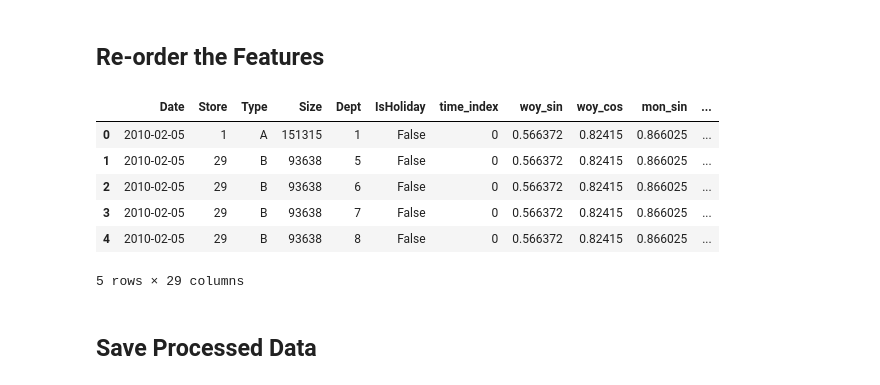
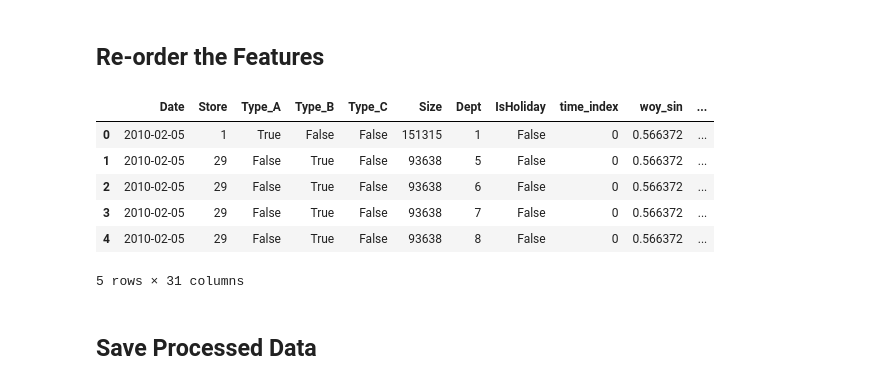
Before and after one commit to YassienTawfikk/SmartRetailRegressor, a Jupyter notebook: notebooks/01_data_exploration.ipynb, the cells around one changed output. Saved outputs shown, nothing was run; the diff lists cells and outputs as text; code cells hidden in the pictures.

```diff
--- a/notebooks/01_data_exploration.ipynb
+++ b/notebooks/01_data_exploration.ipynb
@@ -238,37 +233,40 @@ processed_data_df = processed_data_df.merge(stores_df, on="Store", how="left")
 # %%
 # Step 1: Sort rows by Date (chronologically)
 processed_data_df = processed_data_df.sort_values("Date").reset_index(drop=True)
 
+# Step 3: One-hot encode 'Type' IN PLACE
+processed_data_df = pd.get_dummies(processed_data_df, columns=["Type"], prefix="Type")
+
 # Step 2: Reorder the columns as desired
 desired_order = [
     "Date",
-    "Store", "Type", "Size",  # Store-related
+    "Store", "Type_A", "Type_B", "Type_C", "Size",  # Store-related
     "Dept", "IsHoliday",  # Base data
     "time_index",  # Trend
     "woy_sin", "woy_cos",  # Week of year (cyclic)
     "mon_sin", "mon_cos",  # Month (cyclic)
     "week_of_month",  # In-month position
     "is_month_start", "is_month_end", "is_quarter_end", "is_year_end",  # Calendar flags
     "dist_thanksgiving_wk", "dist_black_friday_wk", "dist_xmas_peak_wk",
     "dist_easter_wk", "dist_memorial_day_wk", "dist_july4_wk", "dist_labor_day_wk", "dist_super_bowl_wk",
     # Event distances
     "is_black_friday_wk", "is_thanksgiving_wk", "is_xmas_peak_wk", "is_back_to_school",  # Event flags
     "Weekly_Sales"  # Label
 ]
 
 # Step 3: Reorder columns
 processed_data_df = processed_data_df[desired_order]
 
 # Preview
 processed_data_df.head()
 # %% [output]
-|  | Date | Store | Type | Size | Dept | IsHoliday | time_index | woy_sin | woy_cos | mon_sin | ... |
-| 0 | 2010-02-05 | 1 | A | 151315 | 1 | False | 0 | 0.566372 | 0.82415 | 0.866025 | ... |
-| 1 | 2010-02-05 | 29 | B | 93638 | 5 | False | 0 | 0.566372 | 0.82415 | 0.866025 | ... |
-| 2 | 2010-02-05 | 29 | B | 93638 | 6 | False | 0 | 0.566372 | 0.82415 | 0.866025 | ... |
-| 3 | 2010-02-05 | 29 | B | 93638 | 7 | False | 0 | 0.566372 | 0.82415 | 0.866025 | ... |
-| 4 | 2010-02-05 | 29 | B | 93638 | 8 | False | 0 | 0.566372 | 0.82415 | 0.866025 | ... |
+|  | Date | Store | Type_A | Type_B | Type_C | Size | Dept | IsHoliday | time_index | woy_sin | ... |
+| 0 | 2010-02-05 | 1 | True | False | False | 151315 | 1 | False | 0 | 0.566372 | ... |
+| 1 | 2010-02-05 | 29 | False | True | False | 93638 | 5 | False | 0 | 0.566372 | ... |
+| 2 | 2010-02-05 | 29 | False | True | False | 93638 | 6 | False | 0 | 0.566372 | ... |
+| 3 | 2010-02-05 | 29 | False | True | False | 93638 | 7 | False | 0 | 0.566372 | ... |
+| 4 | 2010-02-05 | 29 | False | True | False | 93638 | 8 | False | 0 | 0.566372 | ... |
-5 rows × 29 columns
+5 rows × 31 columns
 # %%
 # processed_data_df = processed_data_df.drop(columns=["Store"])
 # processed_data_df = processed_data_df.drop(columns=["Date"])
```
Also changed, not shown: parts of 4 cells of this notebook, 2 other files.
